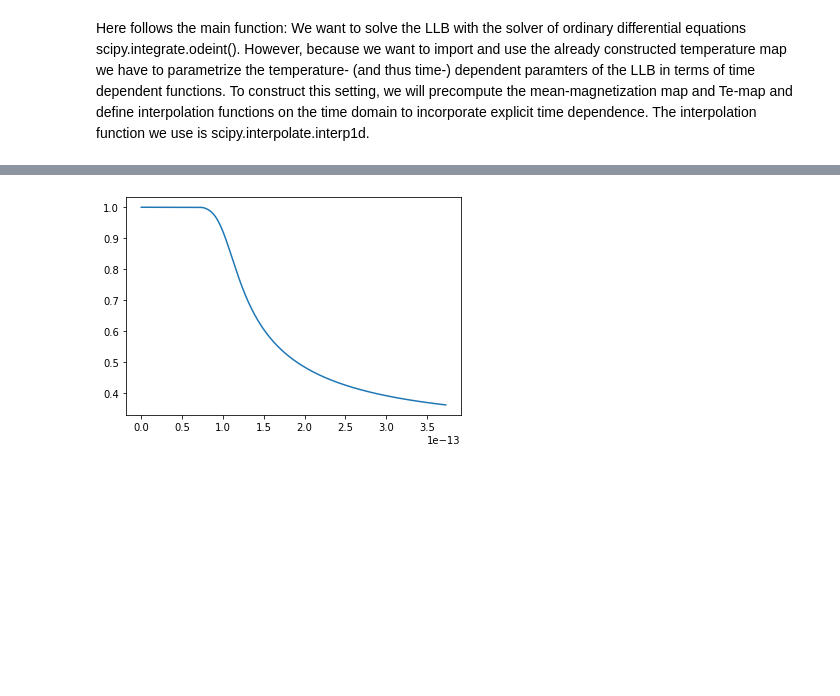
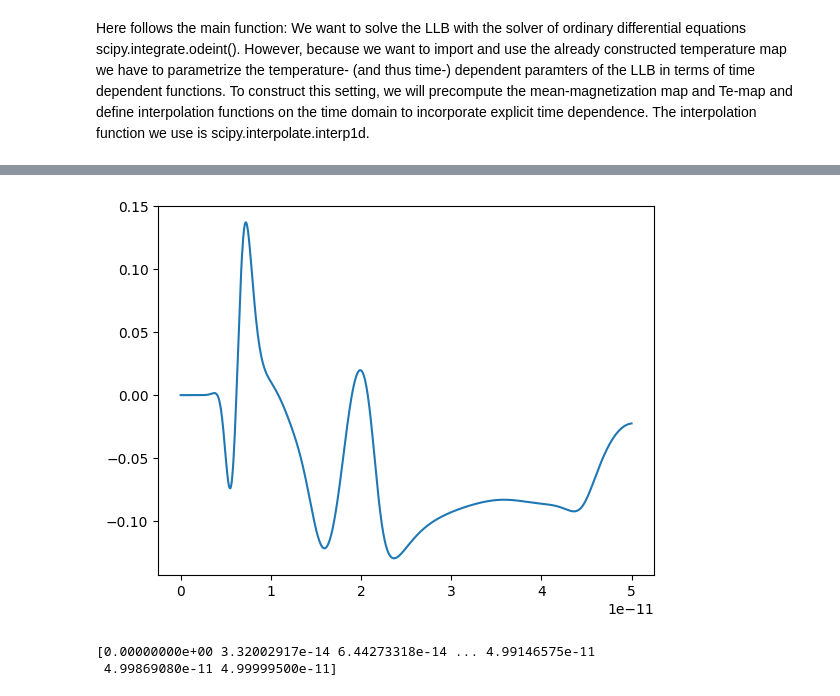
Before and after one commit to Nilodirf/LLB, a Jupyter notebook: LLB_integrated_solver.ipynb, the cells around one changed output, grey strips where cells are left out. Drawn from its saved outputs; the diff is of its cells as text; code cells hidden in the pictures; blank space fills up the shorter version.

```diff
--- a/LLB_integrated_solver.ipynb
+++ b/LLB_integrated_solver.ipynb
@@ -448,8 +448,7 @@ def integrate_LLB():
         return dm_dt.flatten()
 
     #Now call the solver with arguments of function, initial condition, time-array and parameterlist (the gathering of interpolation functions)
-    print(times[-1])
-    solved_LLB=solve_ivp(LLB, (0,times[-1]), m0, method='RK23', max_step=1e-16, args=params)
+    solved_LLB=solve_ivp(fun=lambda t,m: LLB(t, m, mmag_ipl, tes_ipl, ani_ipl, ap_ipl, at_ipl, xp_ipl, es_ipl), t_span=(0,times[-1]), y0=m0, method='RK45')
 
     #last timecheck
     endtime=time.time()
@@ -484,5 +482,10 @@ plt.show()
 # %%
-plt.plot(sim_delay, mm_rs[:,0,2])
+plt.plot(sim_delay, mm_rs[:,0,0])
 plt.show()
 # %% [output]
-[figure, old version]
+[figure, new version]
+# %%
+print(mag_map.t)
+# %% [output]
+[0.00000000e+00 3.32002917e-14 6.44273318e-14 ... 4.99146575e-11
+ 4.99869080e-11 4.99999500e-11]
```
Also changed, not shown: parts of 2 cells of this notebook, 1 other file.
